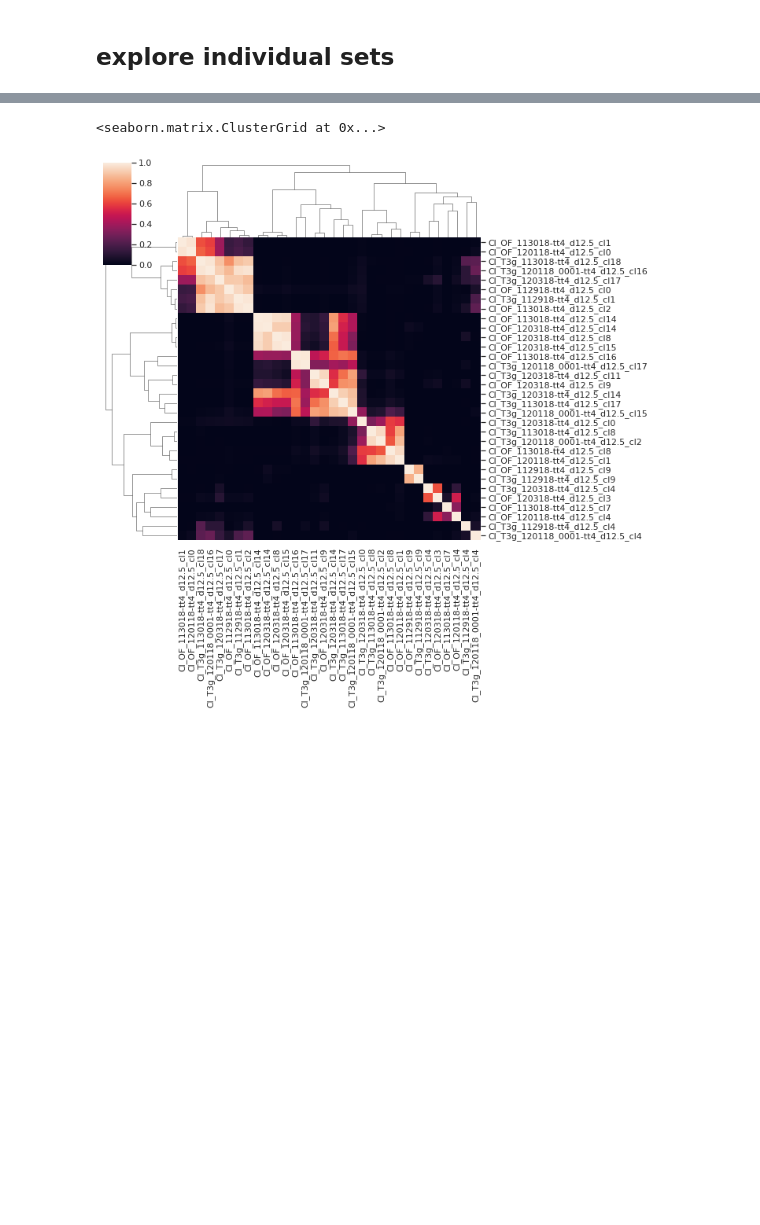
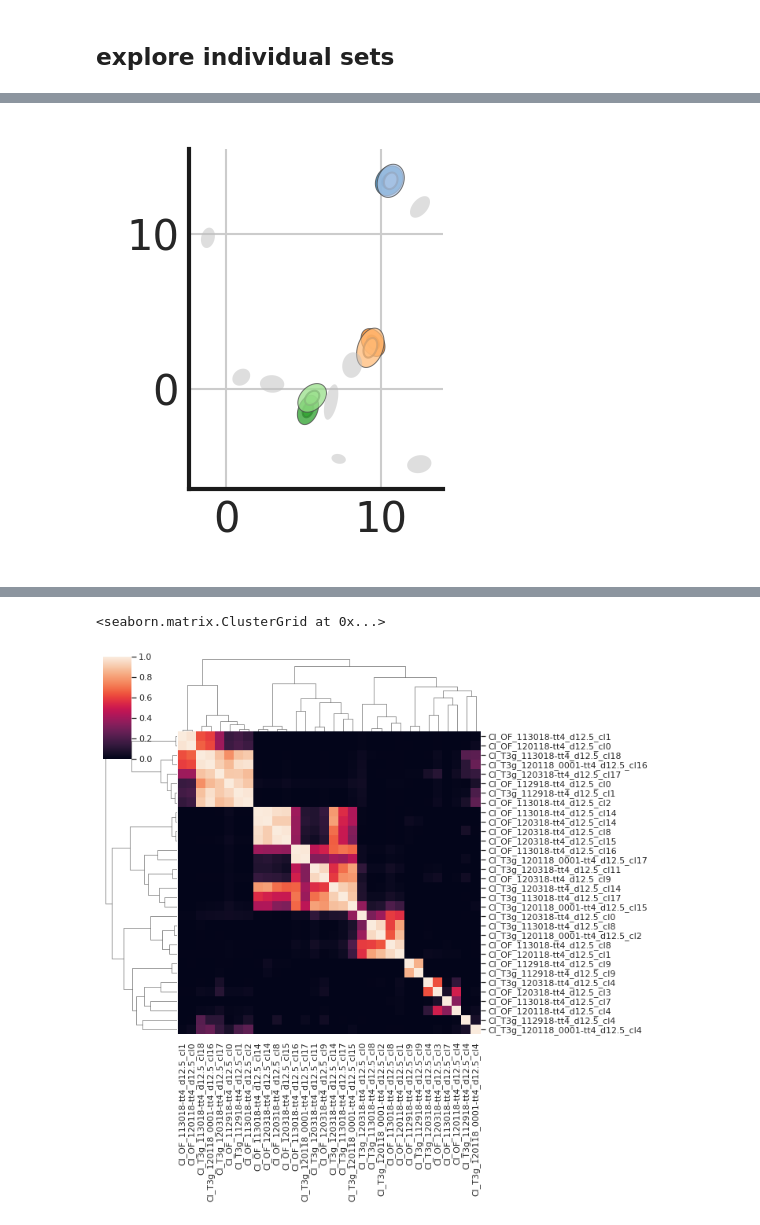
Before and after one commit to alexgonzl/TMA, a Jupyter notebook: Notebooks/Sort/visualize_matches.ipynb, the cells around one changed output, grey strips where cells are left out. Drawn from its saved outputs; the diff is of its cells as text; code cells hidden in the pictures; blank space fills up the shorter version.

```diff
--- a/Notebooks/Sort/visualize_matches.ipynb
+++ b/Notebooks/Sort/visualize_matches.ipynb
@@ -232,0 +316,19 @@ Label(value='Analysis #0, tt 1, depth 12.0\n Number of sessions 2\n Number of to
+# %%
+tests_analysis_match_sets = {}
+for k,a in dm.items():
+    n_sets = len(cm[k]['matches_sets'])
+    for ii in range(n_sets):
+        TM_flag = False
+        OF_flag = False
+
+        for jj, cl in enumerate(cm[k]['matches_sets'][ii]):
+            if 'T3' in cl:
+                TM_flag = True
+            if 'OF' in cl:
+                OF_flag = True
+        if TM_flag & OF_flag:
+            if k not in tests_analysis_match_sets.keys():
+                tests_analysis_match_sets[k] = []
+            tests_analysis_match_sets[k] += [ii]
+
+print(tests_analysis_match_sets)
@@ -232,0 +451,63 @@ Label(value='Analysis #0, tt 1, depth 12.0\n Number of sessions 2\n Number of to
+# %%
+cmf = reload(cmf)
+def plot_cluster_ellipsoids(cm, dm, analysis_num, ax=None, figsize=None):
+
+    linewidths=[0.5, 0.25]
+    edgecolor='0.3'
+    alpha=0.75
+
+    if ax is None:
+        if figsize is None:
+            figsize = (1.5, 1.5)
+        f, ax = plt.subplots(figsize=figsize, dpi=300)
+    else:
+        f = ax.figure
+
+    pf.setup_axes(ax)
+
+    session_name_map, matched_sets = extract_task_match_sets(cm[analysis_num],
+                                                             dm[analysis_num])
+    session_name_map2 = {v:k for k,v in session_name_map.items()}
+
+    dist_mat = get_dist_mat(cm, dm, analysis_num)
+    cl_names = dist_mat.columns
+
+    sorted_match_idx = _get_cm_dist_mat_thr_idx(dist_mat)
+
+    n_total_clusters = len(dist_mat)
+    n_matches = len(matched_sets)
+
+    pair_cols = mpl.cm.get_cmap("tab20")(np.arange(n_matches*2))
+    unmatched_cols = '0.75'
+
+    matched_cl_names = []
+    for ii in range(n_matches):
+        cl1_num = sorted_match_idx.rows[ii]
+        cl2_num = sorted_match_idx.cols[ii]
+
+        matched_cl_names.append(cl_names[int(cl1_num)])
+        matched_cl_names.append(cl_names[int(cl2_num)])
+
+    matched_cl_locs = [dm[analysis_num]['clusters_loc'][session_name_map2[cl]]
+                       for cl in matched_cl_names]
+    matched_cl_cov = [dm[analysis_num]['clusters_cov'][session_name_map2[cl]]
+                       for cl in matched_cl_names]
+
+
+    unmatched_cl_names = np.setdiff1d(cl_names, matched_cl_names)
+    unmatched_cl_locs = [dm[analysis_num]['clusters_loc'][session_name_map2[cl]]
+                       for cl in unmatched_cl_names]
+    unmatched_cl_cov = [dm[analysis_num]['clusters_cov'][session_name_map2[cl]]
+                       for cl in unmatched_cl_names]
+
+
+
+    cmf.plot_2d_cluster_ellipsoids(matched_cl_locs, matched_cl_cov, legend=False,
+                                   cl_colors=pair_cols, std_levels=[1,2], linewidths=linewidths,
+                                   edgecolor=edgecolor, alpha=alpha, ax=ax)
+    cmf.plot_2d_cluster_ellipsoids(unmatched_cl_locs, unmatched_cl_cov, std_levels=[2],
+                                   cl_colors=unmatched_cols, linewidths=[0], ax=ax)
+
+plot_cluster_ellipsoids(cm, dm, analysis_num)
+# %% [output]
+[figure, added]
```
Also changed, not shown: parts of 70 cells of this notebook, 19 other files.
